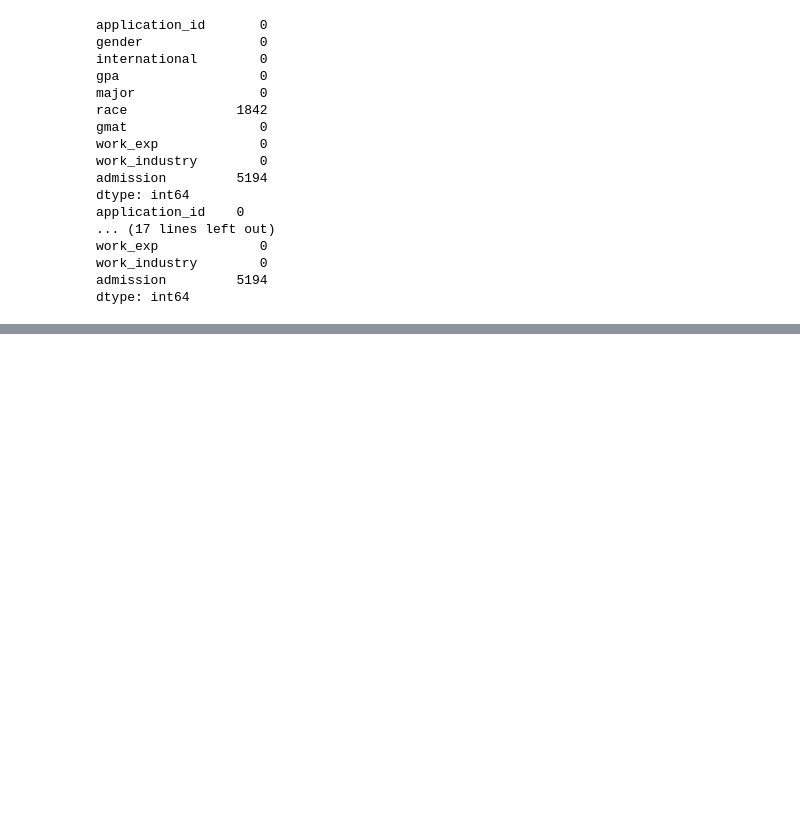
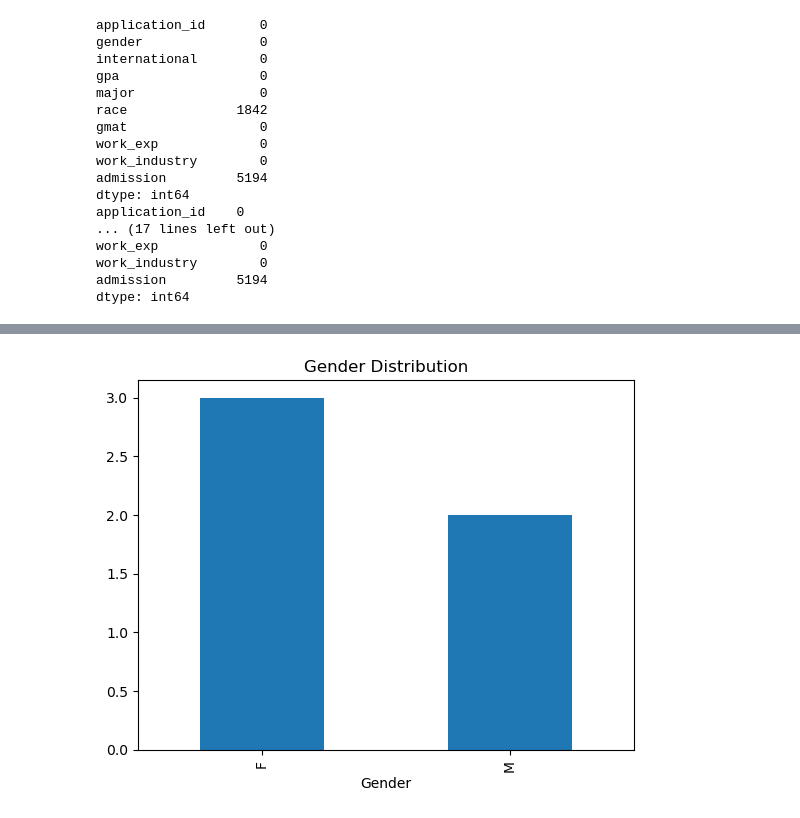
Before and after one commit to Amandaasharonpj/AI-Development-Bootcamp-and-Certification, a Jupyter notebook: Day Two_Exploratory Data Analysis (EDA)/Code.ipynb, the cells around one changed output, grey strips where cells are left out. Saved outputs shown, nothing was run; the diff lists cells and outputs as text; code cells hidden in the pictures; blank space fills up the shorter version.

```diff
--- a/Day Two_Exploratory Data Analysis (EDA)/Code.ipynb
+++ b/Day Two_Exploratory Data Analysis (EDA)/Code.ipynb
@@ -101,0 +154,8 @@ KeyError: "None of [Index(['Gender', 'Purchased'], dtype='object')] are in the [
+# %%
+data3['Gender'].value_counts().plot(kind='bar')
+
+plt.title('Gender Distribution')
+plt.xlabel('Gender')
+plt.show()
+# %% [output]
+[figure, added]
```
Also changed, not shown: parts of 15 cells of this notebook, 4 other files.
